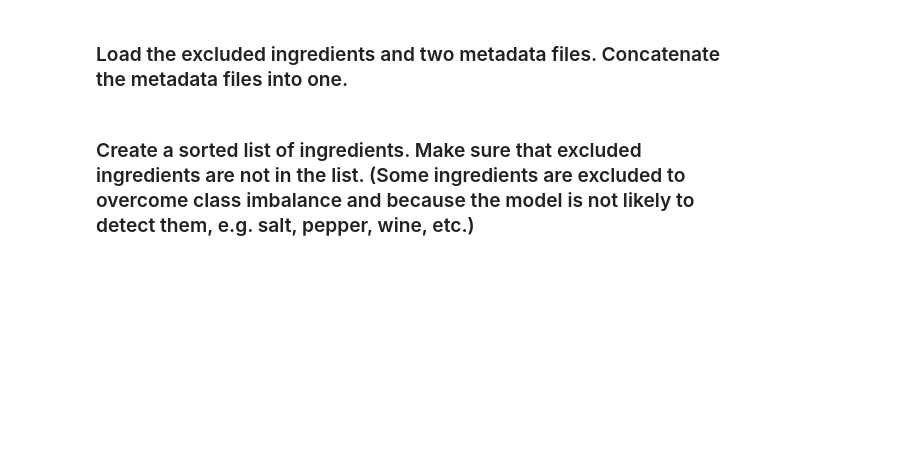
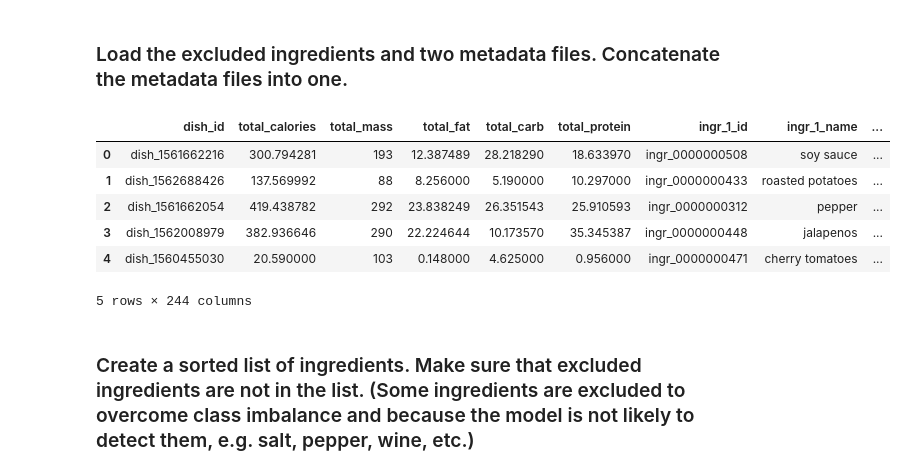
Before and after one commit to deeshlby/AAI_590_Group_9_Capstone, a Jupyter notebook: gary/nutrition5k_CNN_11-24.ipynb, the cells around one changed output. Drawn from its saved outputs; the diff is of its cells as text; code cells hidden in the pictures; blank space fills up the shorter version.

```diff
--- a/gary/nutrition5k_CNN_11-24.ipynb
+++ b/gary/nutrition5k_CNN_11-24.ipynb
@@ -25,33 +25,42 @@ def read_metadata(csv_file):
     metadata = pd.read_csv(csv_file, header=None, low_memory=False)
     num_cols = metadata.shape[1]
 
     # Define base columns and ingredient columns
     base_columns = ['dish_id', 'total_calories', 'total_mass', 'total_fat', 'total_carb', 'total_protein']
     ingredient_columns = ['ingr_{n}_id', 'ingr_{n}_name', 'ingr_{n}_grams', 'ingr_{n}_calories', 'ingr_{n}_fat', 'ingr_{n}_carb', 'ingr_{n}_protein']
 
     len_base = len(base_columns)
     len_ingr = len(ingredient_columns)
     max_n = (num_cols - len_base) // len_ingr
 
     # Generate column names
     columns = base_columns.copy()
     for n in range(1, max_n + 1):
         columns += [col.format(n=n) for col in ingredient_columns]
 
     # Check if total columns match
     if len(columns) != num_cols:
         print(f"Warning: Number of columns does not match for {csv_file}")
         # Optionally, handle or raise an error here
 
     metadata.columns = columns
     return metadata
 
 # Read the metadata CSV files
 metadata_cafe1 = read_metadata('nutrition5k_dataset/metadata/dish_metadata_cafe1.csv')
 metadata_cafe2 = read_metadata('nutrition5k_dataset/metadata/dish_metadata_cafe2.csv')
 
 # Concatenate the dataframes
 metadata = pd.concat([metadata_cafe1, metadata_cafe2], ignore_index=True)
+metadata.head()
+# %% [output]
+|  | dish_id | total_calories | total_mass | total_fat | total_carb | total_protein | ingr_1_id | ingr_1_name | ... |
+| 0 | dish_1561662216 | 300.794281 | 193 | 12.387489 | 28.218290 | 18.633970 | ingr_0000000508 | soy sauce | ... |
+| 1 | dish_1562688426 | 137.569992 | 88 | 8.256000 | 5.190000 | 10.297000 | ingr_0000000433 | roasted potatoes | ... |
+| 2 | dish_1561662054 | 419.438782 | 292 | 23.838249 | 26.351543 | 25.910593 | ingr_0000000312 | pepper | ... |
+| 3 | dish_1562008979 | 382.936646 | 290 | 22.224644 | 10.173570 | 35.345387 | ingr_0000000448 | jalapenos | ... |
+| 4 | dish_1560455030 | 20.590000 | 103 | 0.148000 | 4.625000 | 0.956000 | ingr_0000000471 | cherry tomatoes | ... |
+5 rows × 244 columns
 # %% [markdown]
 ### Create a sorted list of ingredients. Make sure that excluded ingredients are not in the list. (Some ingredients are excluded to overcome class imbalance and because the model is not likely to detect them, e.g. salt, pepper, wine, etc.)
 # %%
```
Also changed, not shown: parts of 9 cells of this notebook.
